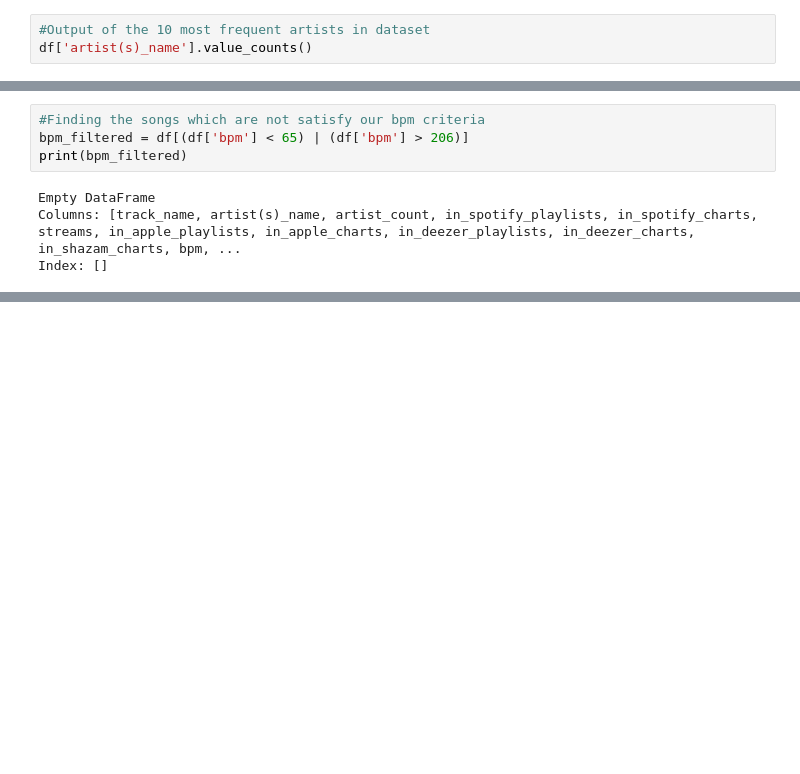
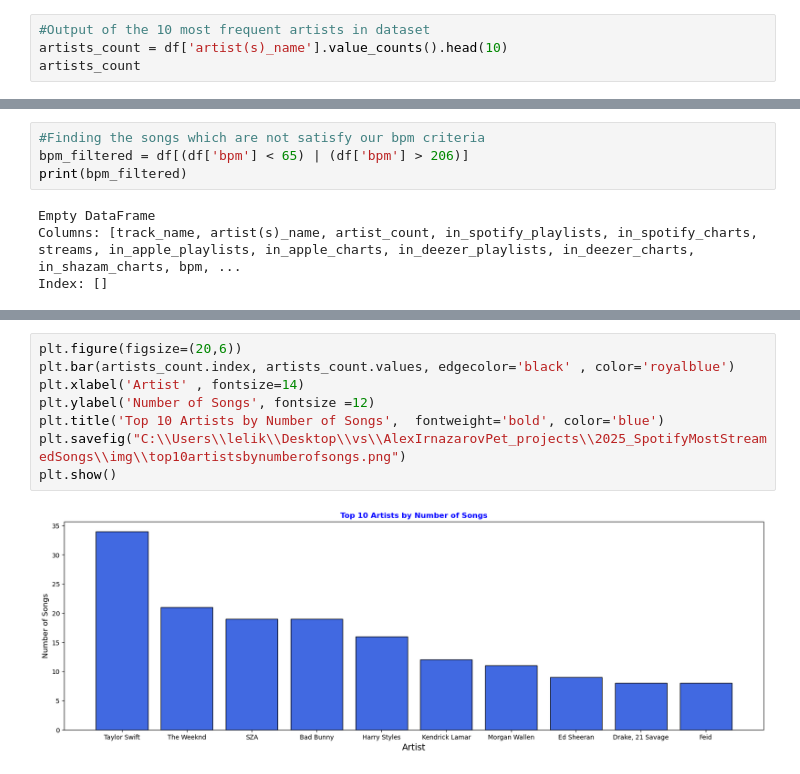
Before and after one commit to zizy2003/My-Projects, a Jupyter notebook: 2025_SpotifyMostStreamedSongs/project.ipynb, the cells around one changed output, grey strips where cells are left out. Saved outputs shown, nothing was run; the diff lists cells and outputs as text; blank space fills up the shorter version.

Commit message:
Conclusion+Visualization

```diff
--- a/2025_SpotifyMostStreamedSongs/project.ipynb
+++ b/2025_SpotifyMostStreamedSongs/project.ipynb
@@ -269,6 +278,7 @@ print(df.duplicated(subset=['track_name', 'artist(s)_name']).sum()) #Checking wh
 0
 # %%
 #Output of the 10 most frequent artists in dataset
-df['artist(s)_name'].value_counts()
+artists_count = df['artist(s)_name'].value_counts().head(10)
+artists_count
 # %% [output]
 artist(s)_name
@@ -489,0 +514,10 @@ plt.show()
+# %%
+plt.figure(figsize=(20,6))
+plt.bar(artists_count.index, artists_count.values, edgecolor='black' , color='royalblue')
+plt.xlabel('Artist' , fontsize=14)
+plt.ylabel('Number of Songs', fontsize =12)
+plt.title('Top 10 Artists by Number of Songs',  fontweight='bold', color='blue')
+plt.savefig("C:\\Users\\lelik\\Desktop\\vs\\AlexIrnazarovPet_projects\\2025_SpotifyMostStreamedSongs\\img\\top10artistsbynumberofsongs.png")
+plt.show()
+# %% [output]
+[figure, added]
```
Also changed, not shown: parts of 17 cells of this notebook, 2 other files.
